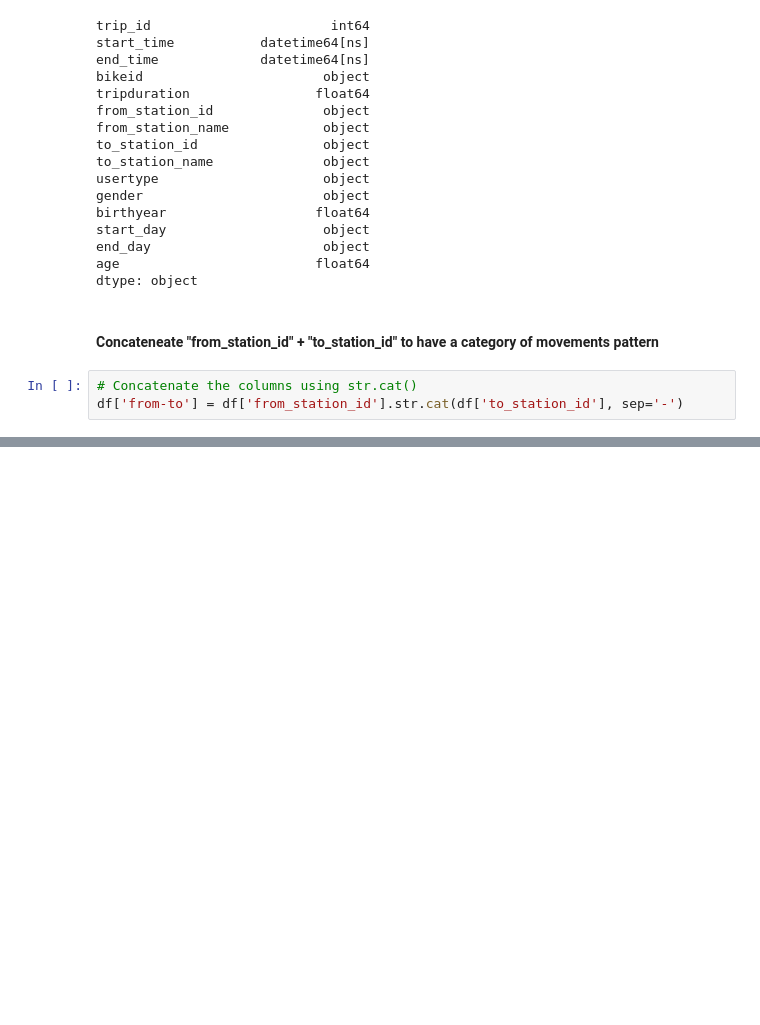
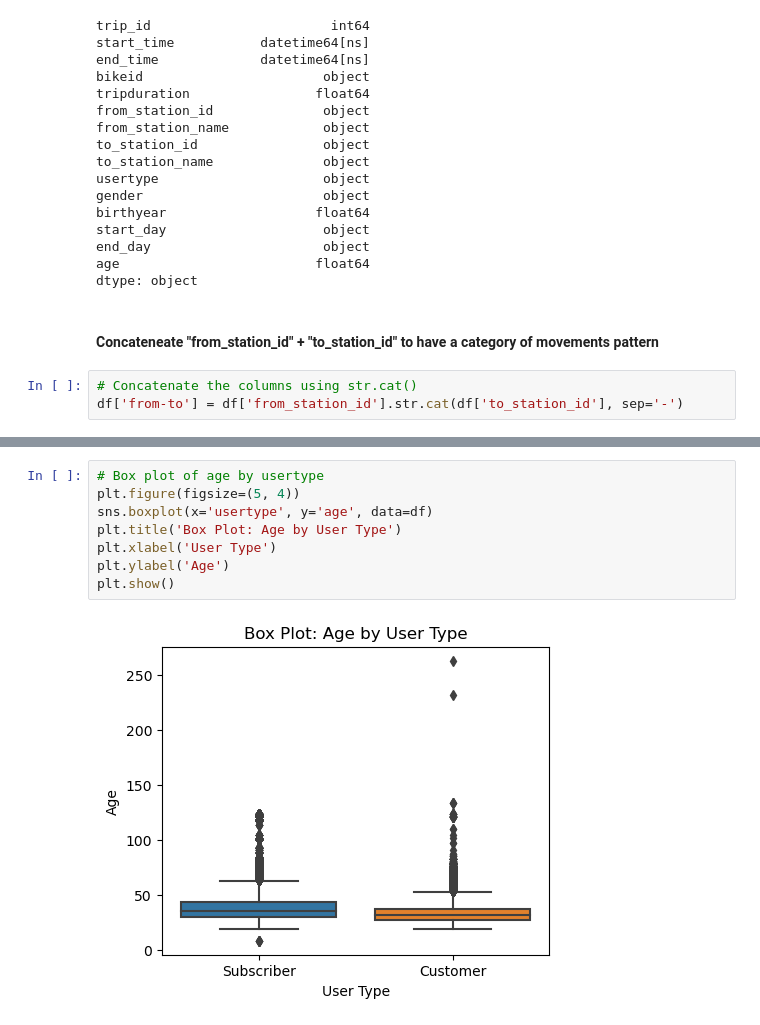
Before and after one commit to BenAji/bike_share_analytics, a Jupyter notebook: bike_share_analytics.ipynb, the cells around one changed output, grey strips where cells are left out. Cells and saved outputs as stored; diff of their text form; blank space fills up the shorter version.

```diff
--- a/bike_share_analytics.ipynb
+++ b/bike_share_analytics.ipynb
@@ -346,0 +374,10 @@ Name: start_day, dtype: int64
+# %%
+# Box plot of age by usertype
+plt.figure(figsize=(5, 4))
+sns.boxplot(x='usertype', y='age', data=df)
+plt.title('Box Plot: Age by User Type')
+plt.xlabel('User Type')
+plt.ylabel('Age')
+plt.show()
+# %% [output]
+[figure, added]
```
Also changed, not shown: parts of 45 cells of this notebook, 1 other file.
